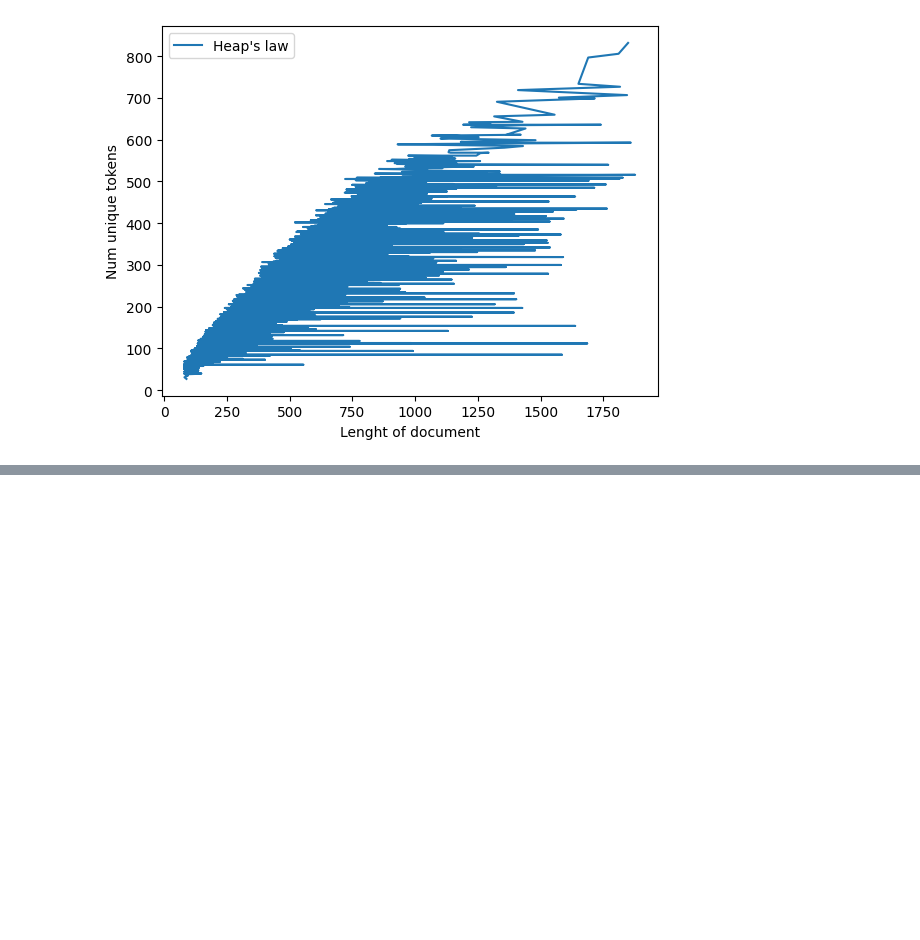
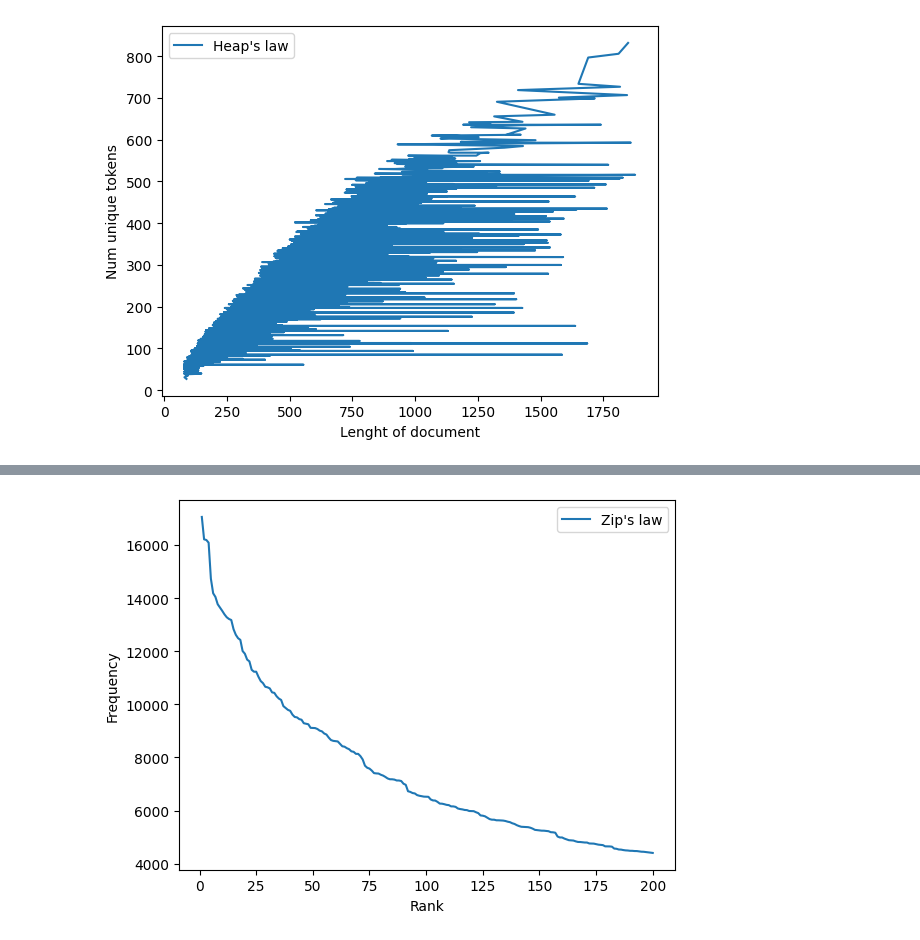
Before and after one commit to drema3-4/automatic_classification_of_news, a Jupyter notebook: code/calculate_dataset_characteristics.ipynb, the cells around one changed output, grey strips where cells are left out. Cells and saved outputs as stored; diff of their text form; code cells hidden in the pictures; blank space fills up the shorter version.

```diff
--- a/code/calculate_dataset_characteristics.ipynb
+++ b/code/calculate_dataset_characteristics.ipynb
@@ -895,0 +898,3 @@ cdh_d10.print_heaps_law()
+# %%
+d1_bigramms = pd.read_excel("./prepeared_news_with_tfidf_1_bigramms.xlsx")
+cdh_d1_bigramms = Calc_docs_characteristics(docs=d1_bigramms, columns=columns)
@@ -895,0 +918,4 @@ cdh_d10.print_heaps_law()
+# %%
+cdh_d1_bigramms.print_abbreviated_zips_law(0, 200)
+# %% [output]
+[figure, added]
```
Also changed, not shown: parts of 4 cells of this notebook, 3 other files.
